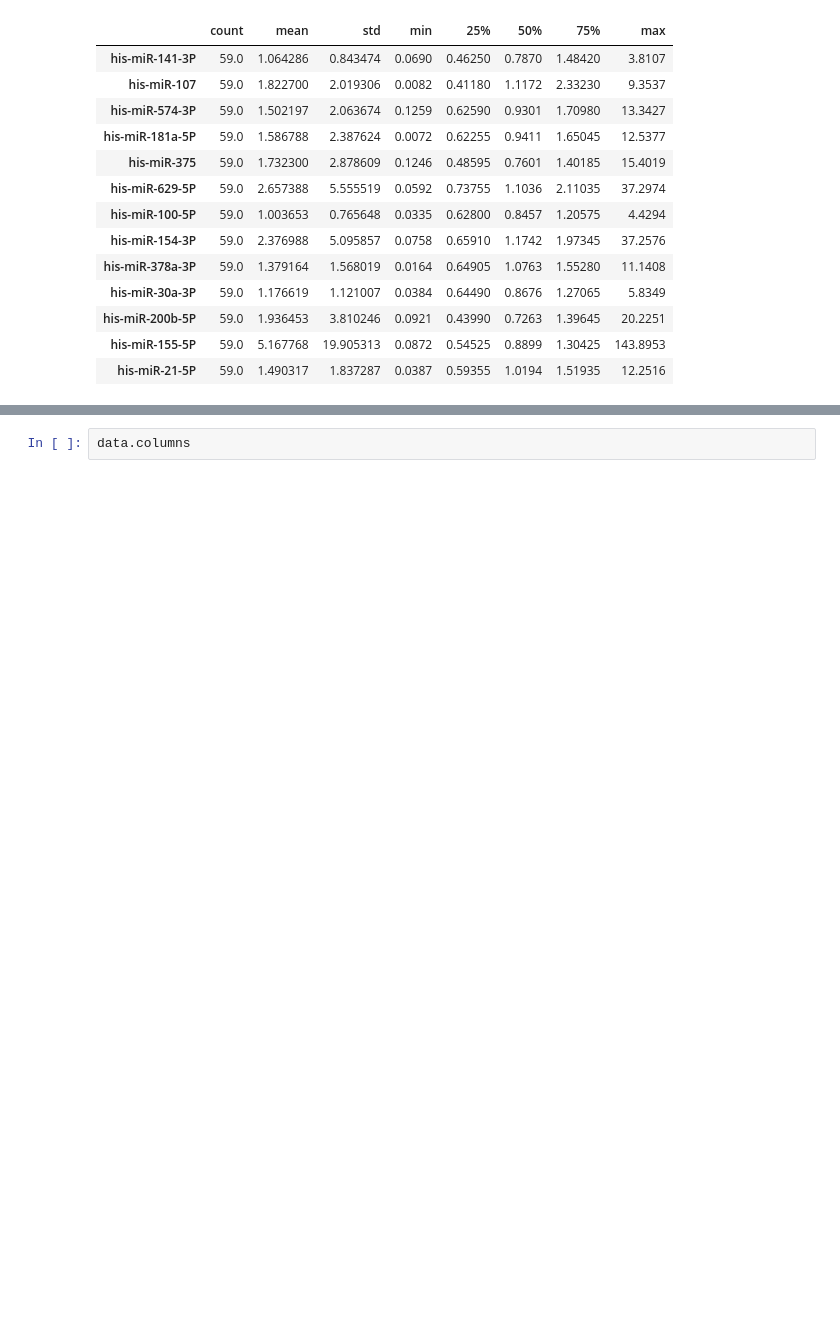
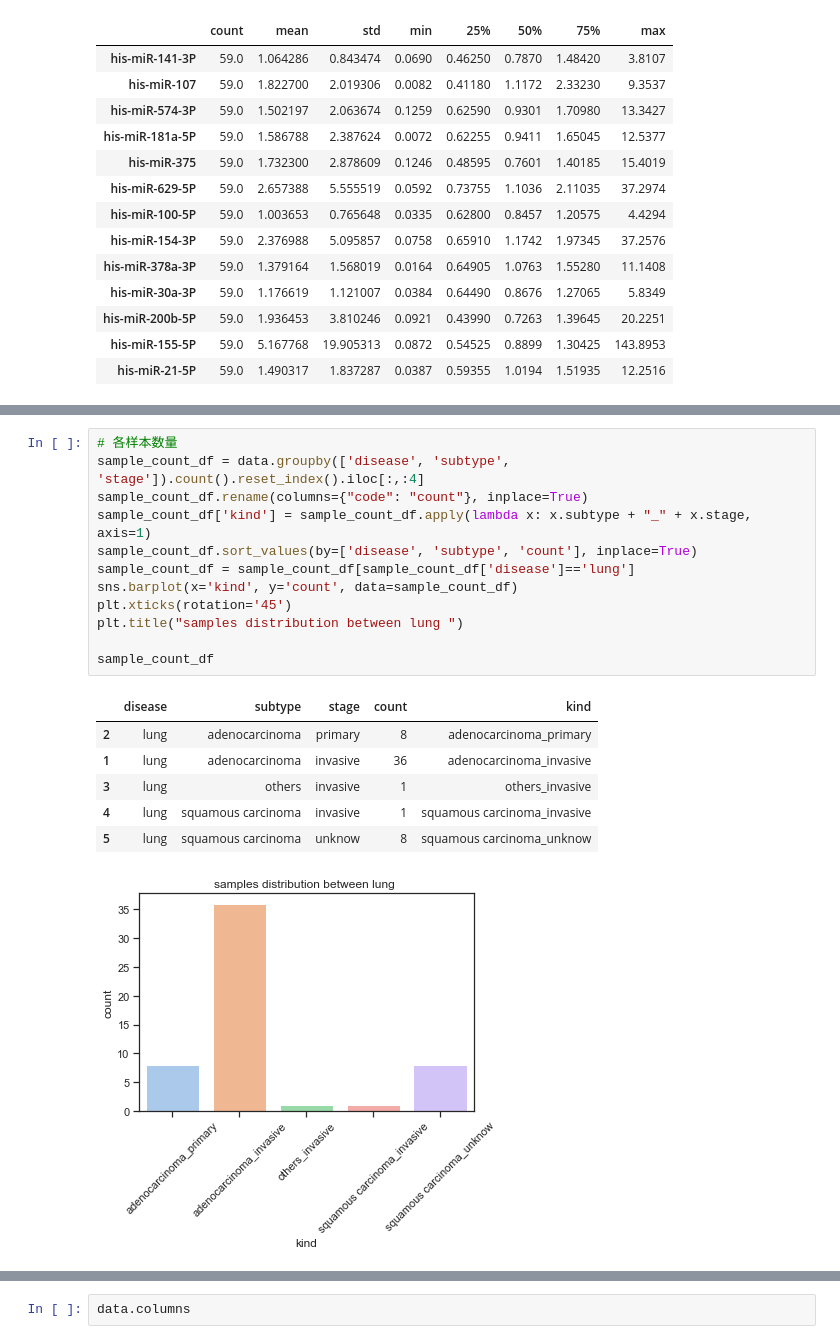
Before and after one commit to paperClub-hub/paperClub_daily, a Jupyter notebook: 20230918_mirna_ming/data.ipynb, the cells around one changed output, grey strips where cells are left out. Cells and saved outputs as stored; diff of their text form; blank space fills up the shorter version.

```diff
--- a/20230918_mirna_ming/data.ipynb
+++ b/20230918_mirna_ming/data.ipynb
@@ -42,0 +53,20 @@ data.describe().T
+# %%
+# 各样本数量
+sample_count_df = data.groupby(['disease', 'subtype', 'stage']).count().reset_index().iloc[:,:4]
+sample_count_df.rename(columns={"code": "count"}, inplace=True)
+sample_count_df['kind'] = sample_count_df.apply(lambda x: x.subtype + "_" + x.stage, axis=1)
+sample_count_df.sort_values(by=['disease', 'subtype', 'count'], inplace=True)
+sample_count_df = sample_count_df[sample_count_df['disease']=='lung']
+sns.barplot(x='kind', y='count', data=sample_count_df)
+plt.xticks(rotation='45')
+plt.title("samples distribution between lung ")
+
+sample_count_df
+# %% [output]
+|  | disease | subtype | stage | count | kind |
+| 2 | lung | adenocarcinoma | primary | 8 | adenocarcinoma_primary |
+| 1 | lung | adenocarcinoma | invasive | 36 | adenocarcinoma_invasive |
+| 3 | lung | others | invasive | 1 | others_invasive |
+| 4 | lung | squamous carcinoma | invasive | 1 | squamous carcinoma_invasive |
+| 5 | lung | squamous carcinoma | unknow | 8 | squamous carcinoma_unknow |
+[figure, added]
```
Also changed, not shown: parts of 97 cells of this notebook, 1 other file.
